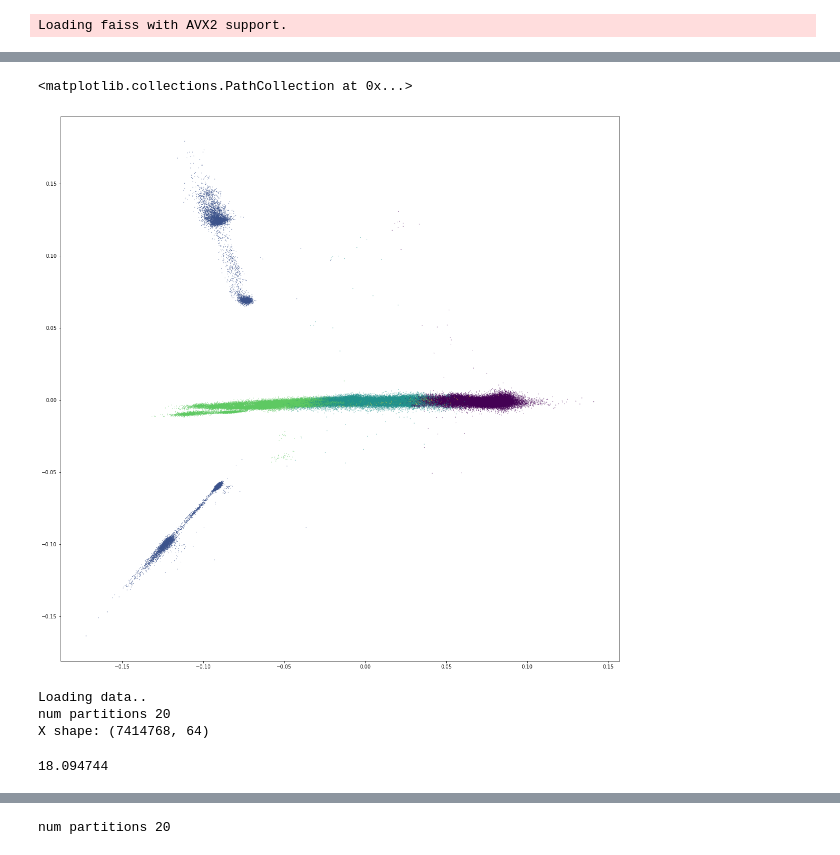
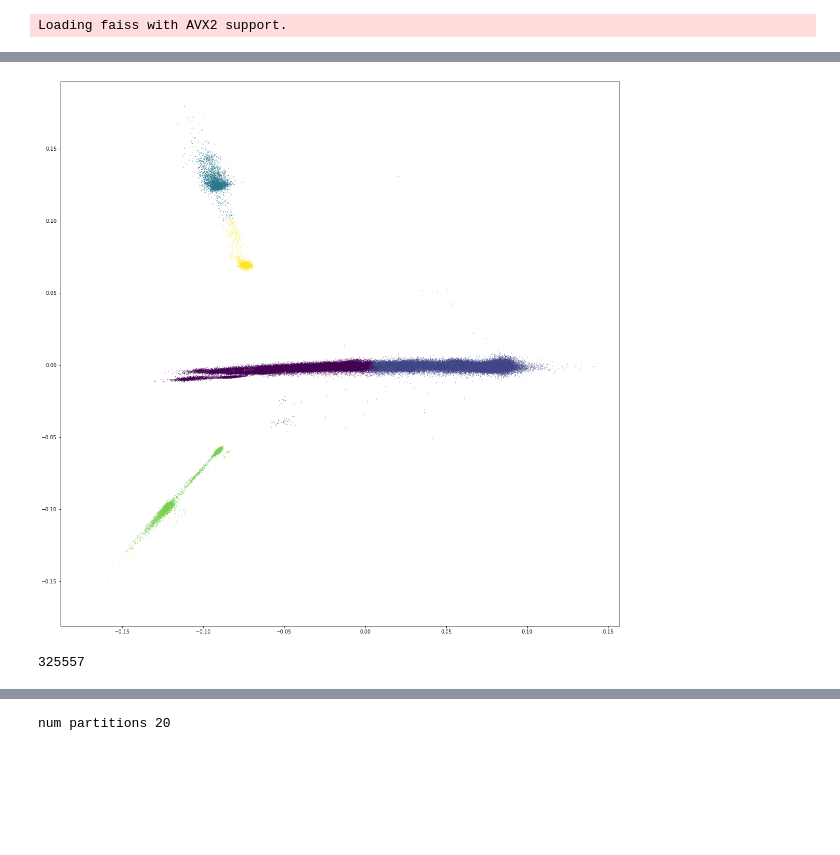
Before and after one commit to Nicolaus93/biggraph, a Jupyter notebook: jupyter/faiss_explore.ipynb, the cells around one changed output, grey strips where cells are left out. Saved outputs shown, nothing was run; the diff lists cells and outputs as text; code cells hidden in the pictures; blank space fills up the shorter version.

Commit message:
clusters on cnr-2000

```diff
--- a/jupyter/faiss_explore.ipynb
+++ b/jupyter/faiss_explore.ipynb
@@ -118,0 +22,32 @@ def kmeans(X, n_cent, niter=50):
+# %%
+import matplotlib.pyplot as plt
+import linecache
+
+
+def plot_pca(data, ind=None, size=(20, 20), n=int(10e4)):
+    if ind is None:
+        ind = np.zeros(len(data))
+    else:
+        ind = ind.flatten()
+    plt.figure(figsize=size)
+    plt.scatter(data[:n, 0], data[:n, 1], c=I[:n].flatten(), s=0.1)
+
+
+def find_neighbours(basename, idx, ent_list):
+
+    urls_file = Path('/data/graphs/') / basename / (basename + '.urls')
+    f = urls_file.as_posix()
+    for pos, cluster in enumerate(idx):
+        print("Cluster {}".format(pos))
+        for node in cluster:
+            line = ent_list[node]
+            print(linecache.getline(f, line + 1))
+
+
+def load_XY(basename):
+    model_path = Path("/data/models") / basename
+    print("Loading data..")
+    X, Y = load_data(model_path)
+    classes = len(np.unique(Y))
+    print("X shape: {}".format(X.shape))
+    return X, Y
@@ -119,5 +56,5 @@ def kmeans(X, n_cent, niter=50):
 # %%
 X, Y = load_XY("cnr-2000")
-cnr = kmeans(X, 3)
+cnr = kmeans(X, 6)
 # %% [output]
 Loading data..
@@ -142,37 +63,8 @@ num partitions 1
-# %%
-def PCA(X, out=2):
-    d = X.shape[1]
-    mat = faiss.PCAMatrix(d, out)
-    mat.train(X)
-    assert mat.is_trained
-    tr = mat.apply_py(X)
-    return tr
 # %%
 cnr_pca = PCA(X)
 # %%
 D, I = cnr.index.search(X, 1)
-# %%
-plt.figure(figsize=(20,20))
-n = int(10e4)
-plt.scatter(cnr_pca[:n, 0], cnr_pca[:n, 1], c=I[:n].flatten(), s=0.1)
-# %% [output]
-<matplotlib.collections.PathCollection at 0x...>
-[figure, removed]
-# %%
-from pathlib import Path
-
-basename = "indochina-2004"
-model_path = Path("/data/models") / basename
-print("Loading data..")
-X, Y = load_data(model_path)
-classes = len(np.unique(Y))
-print("X shape: {}".format(X.shape))
-d = X.shape[1]
-ncentroids = 5
-kmeans = faiss.Kmeans(d, ncentroids, niter=50, verbose=verbose)
-kmeans.train(X)
-# %% [output]
-Loading data..
-num partitions 20
-X shape: (7414768, 64)
-18.094744
+# %%
+plot_pca(cnr_pca, I)
+# %% [output]
+[figure, added]
@@ -178,0 +76,5 @@ X shape: (7414768, 64)
+# %%
+cnr_ent = get_entities_list("cnr-2000")
+len(cnr_ent)
+# %% [output]
+325557
```
Also changed, not shown: parts of 15 cells of this notebook, 1 other file.
